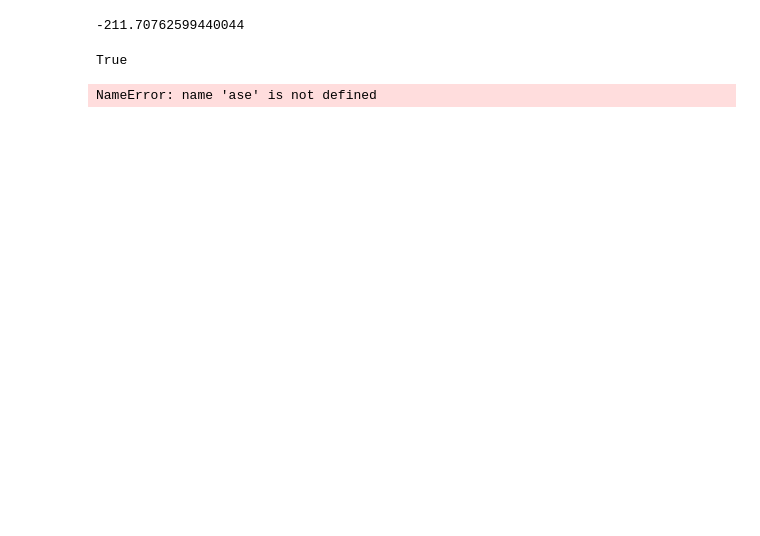
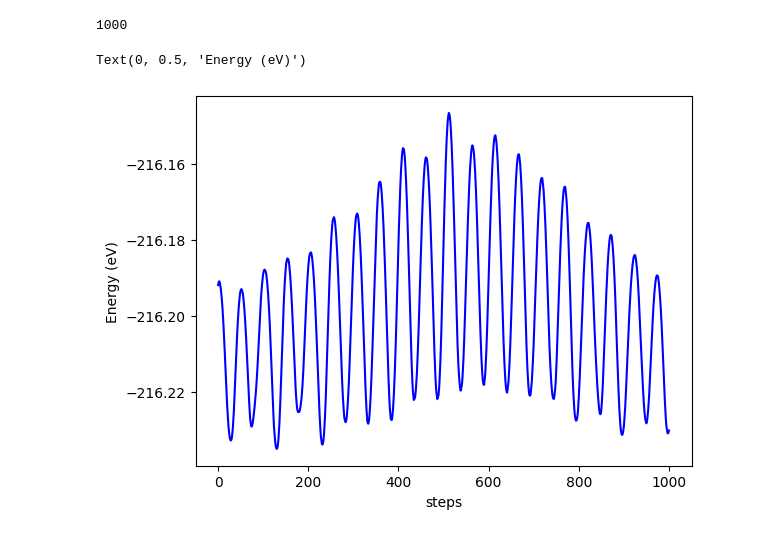
Before and after one commit to fireball-QMD/fireballpy, a Jupyter notebook: examples/dinamic.ipynb, the cells around one changed output. Drawn from its saved outputs; the diff is of its cells as text; code cells hidden in the pictures; blank space fills up the shorter version.

```diff
--- a/examples/dinamic.ipynb
+++ b/examples/dinamic.ipynb
@@ -8,7 +22,0 @@ from ase.visualize import view
-# %%
-atoms = Atoms(symbols=['C', 'H', 'H', 'H', 'H'],
-            positions=[( 0.0000, 0.0000, 0.0000),
-                       ( 0.6533, 0.6533, 0.6533),
-                       (-0.6533, 0.6533, 0.6533),
-                       ( 0.6533, -0.6533, 0.6533),
-                       ( 0.6533, 0.6533, -0.6533)])
@@ -21,15 +23,28 @@ view(atoms, viewer='x3d')
-# %%
-atoms.get_potential_energy()
-# %% [output]
--211.70762599440044
 # %%
-from ase.optimize import LBFGS
-opt = LBFGS(atoms, trajectory='opt.traj', logfile='opt.log')
-opt.run(fmax=0.05)
+atoms.calc = Fireball(charges_method='mdp', options='molecule')
+MaxwellBoltzmannDistribution(atoms, temperature_K=300)
+dyn = VelocityVerlet(atoms, trajectory='dinamic.traj',
+                     logfile='dinamic.log', timestep=0.2 * fs)
+dyn.run(1000)  # take 1000 steps
+print(dyn.get_number_of_steps())
 # %% [output]
-True
+1000
 # %%
-read_traj = ase.io.trajectory.TrajectoryReader(traj_file)
-view(read_traj)
+from ase.io.trajectory import Trajectory
+traj = Trajectory('dinamic.traj')
-# %% [output]
-NameError: name 'ase' is not defined
+# %%
+ETOT=[]
+F=[]
+time=[]
+for i in range(dyn.get_number_of_steps()+1):
+    ETOT.append(traj[i].get_total_energy())
+    time.append(i)
+    f=traj[i].get_forces()
+    m=np.sum(np.linalg.norm(f, axis=1))
+    F.append(m)
+plt.plot(time, ETOT, label='ETOT', color='b')
+plt.xlabel('steps')
+plt.ylabel('Energy (eV)')
+# %% [output]
+Text(0, 0.5, 'Energy (eV)')
+[figure, added]
```
Also changed, not shown: parts of 8 cells of this notebook, 9 other files.
